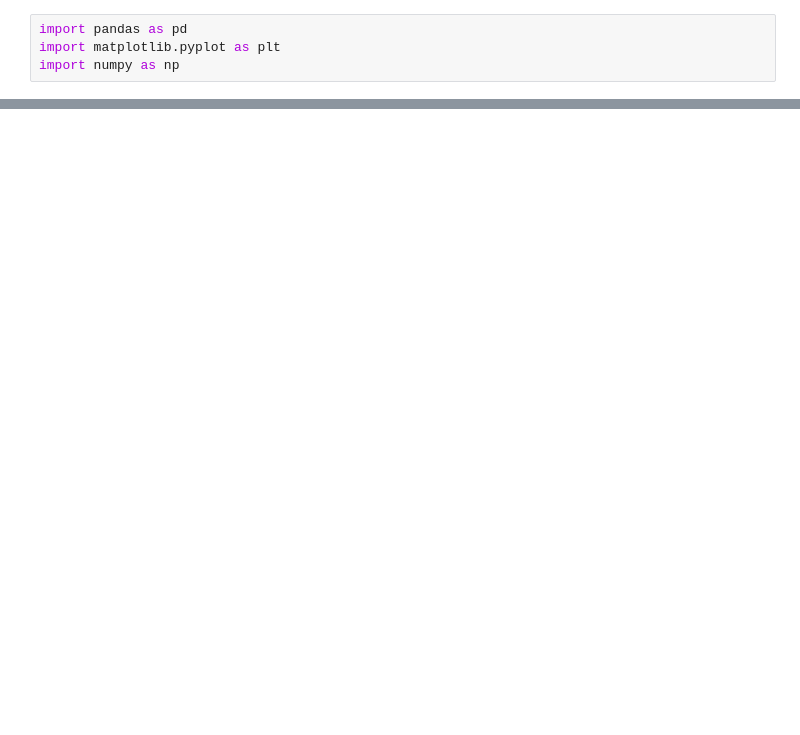
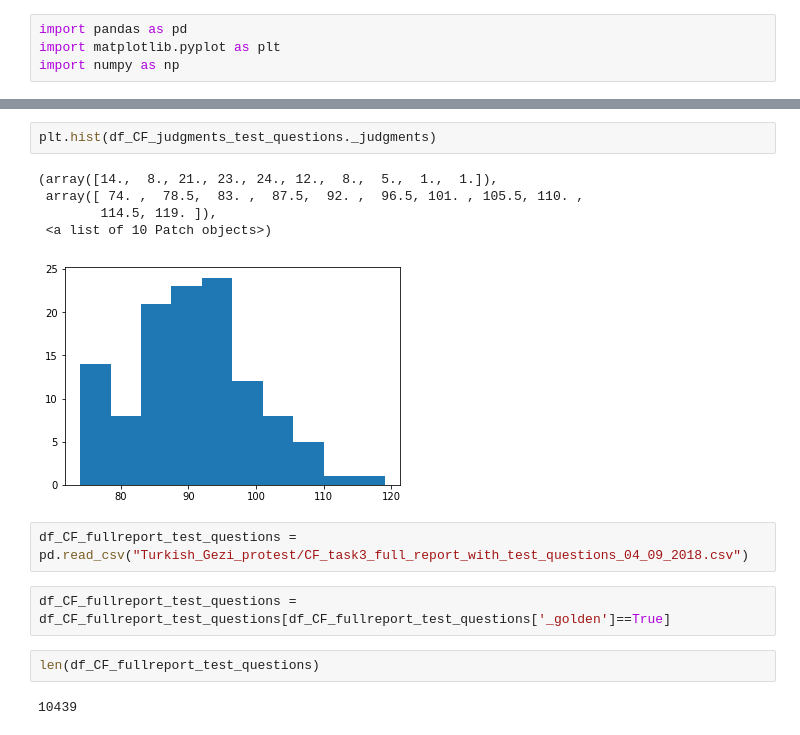
Before and after one commit to efatmae/crowdflower_basic_analytics, a Jupyter notebook: CF_test_questions_analytics.ipynb, the cells around one changed output, grey strips where cells are left out. Saved outputs shown, nothing was run; the diff lists cells and outputs as text; blank space fills up the shorter version.

```diff
--- a/CF_test_questions_analytics.ipynb
+++ b/CF_test_questions_analytics.ipynb
@@ -26,0 +34,16 @@ Index(['_unit_id', '_golden', '_unit_state', '_trusted_judgments',
+# %%
+plt.hist(df_CF_judgments_test_questions._judgments)
+# %% [output]
+(array([14.,  8., 21., 23., 24., 12.,  8.,  5.,  1.,  1.]),
+ array([ 74. ,  78.5,  83. ,  87.5,  92. ,  96.5, 101. , 105.5, 110. ,
+        114.5, 119. ]),
+ <a list of 10 Patch objects>)
+[figure, added]
+# %%
+df_CF_fullreport_test_questions = pd.read_csv("Turkish_Gezi_protest/CF_task3_full_report_with_test_questions_04_09_2018.csv")
+# %%
+df_CF_fullreport_test_questions = df_CF_fullreport_test_questions[df_CF_fullreport_test_questions['_golden']==True]
+# %%
+len(df_CF_fullreport_test_questions)
+# %% [output]
+10439
```
Also changed, not shown: parts of 18 cells of this notebook, 21 other files.
